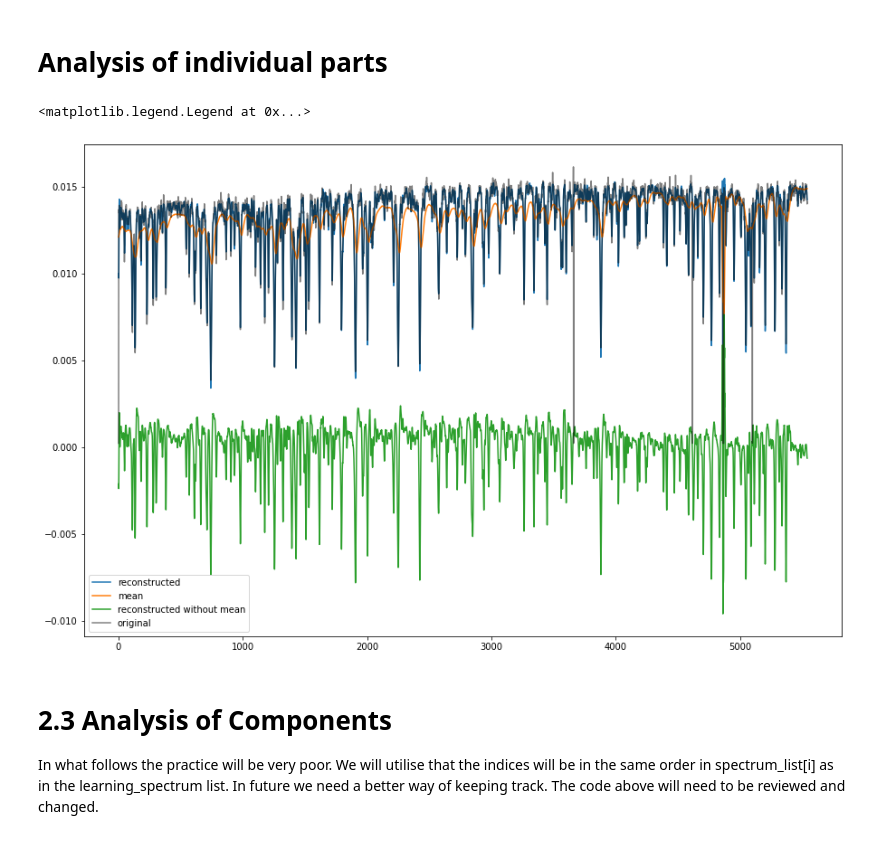
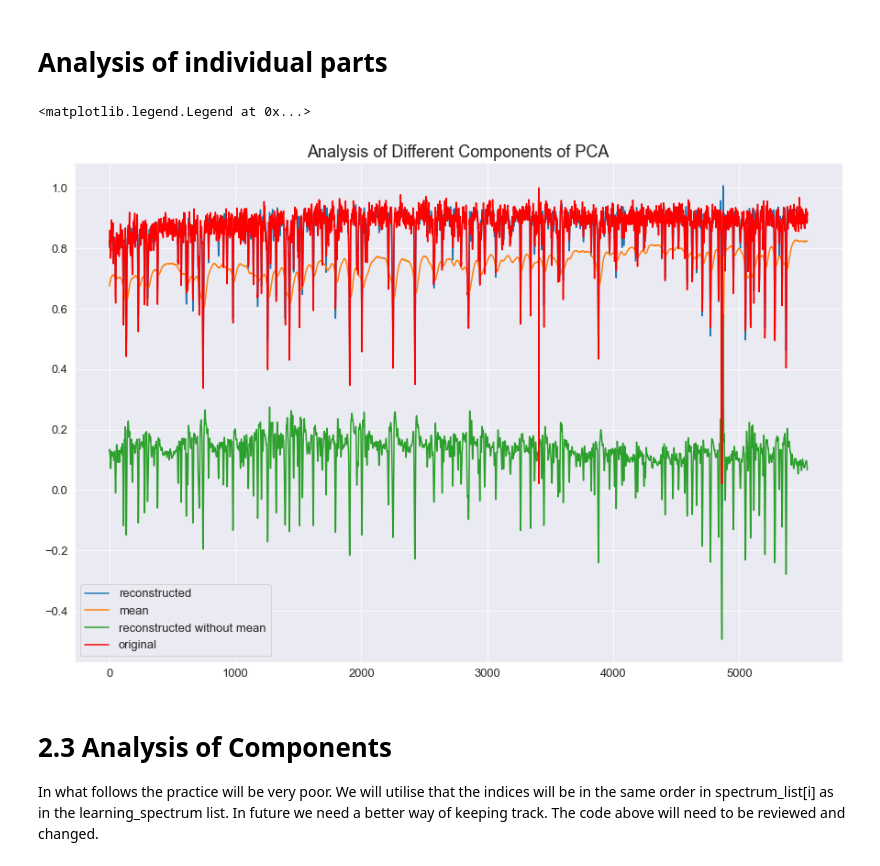
Before and after one commit to ocallam6/GES, a Jupyter notebook: Analysis/hr10_pca.ipynb, the cells around one changed output. Cells and saved outputs as stored; diff of their text form; code cells hidden in the pictures.

```diff
--- a/Analysis/hr10_pca.ipynb
+++ b/Analysis/hr10_pca.ipynb
@@ -31,6 +31,15 @@ os.chdir("Analysis")
 os.getcwd()
 # %% [output]
 '/Users/mattocallaghan/GES/Analysis'
+# %%
+#plotting standards
+sn.set_style('darkgrid') # darkgrid, white grid, dark, white and ticks
+plt.rc('axes', titlesize=18)     # fontsize of the axes title
+plt.rc('axes', labelsize=14)    # fontsize of the x and y labels
+plt.rc('xtick', labelsize=13)    # fontsize of the tick labels
+plt.rc('ytick', labelsize=13)    # fontsize of the tick labels
+plt.rc('legend', fontsize=13)    # legend fontsize
+plt.rc('font', size=13)          # controls default text sizes
 # %% [markdown]
 # 1.0 Data input for HR10 Sample
 
@@ -113,5 +126,5 @@ Fraction of SNR we will use
 # %%
-HR10=HR10[HR10['SNR']>=20.0]
+HR10=HR10[HR10['SNR']>=5.0]
 # %%
 HR10.reset_index(inplace=True)
 # %% [markdown]
@@ -211,2 +224,2 @@ This is written so badly. Write again.
 # %%
-pca=Pca_Fitting(learning_spectra,n_components=100)
+#pca=Pca_Fitting(learning_spectra,n_components=10)
@@ -277,14 +237,15 @@ We can see there is a significant increase in goodness of fit after 3 components
 # Analysis of individual parts
 # %%
 plt.figure(figsize=(15,10))
-plt.plot(pca.reconstructed_spectrum[0],label='reconstructed')
+plt.plot(pca.reconstructed_X[2],label='reconstructed')
 plt.plot(pca.pca.mean_,label='mean')
-plt.plot(pca.reconstructed_spectrum[0]-pca.pca.mean_,label='reconstructed without mean')
-plt.plot(pca.learning_spectra[0],label='original',alpha=0.5,color='black')
+plt.plot(pca.reconstructed_X[2]-pca.pca.mean_,label='reconstructed without mean')
+plt.plot(pca.learning_X[2],label='original',color='r')
+plt.title('Analysis of Different Components of PCA')
 plt.legend()
 # %% [output]
 <matplotlib.legend.Legend at 0x...>
-[figure, old version]
+[figure, new version]
 # %% [markdown]
 # 2.3 Analysis of Components
 In what follows the practice will be very poor. We will utilise that the indices will be in the same order in spectrum_list[i] as in the learning_spectrum list. In future we need a better way of keeping track. The code above will need to be reviewed and changed.
```
Also changed, not shown: parts of 37 cells of this notebook, 36 other files.
